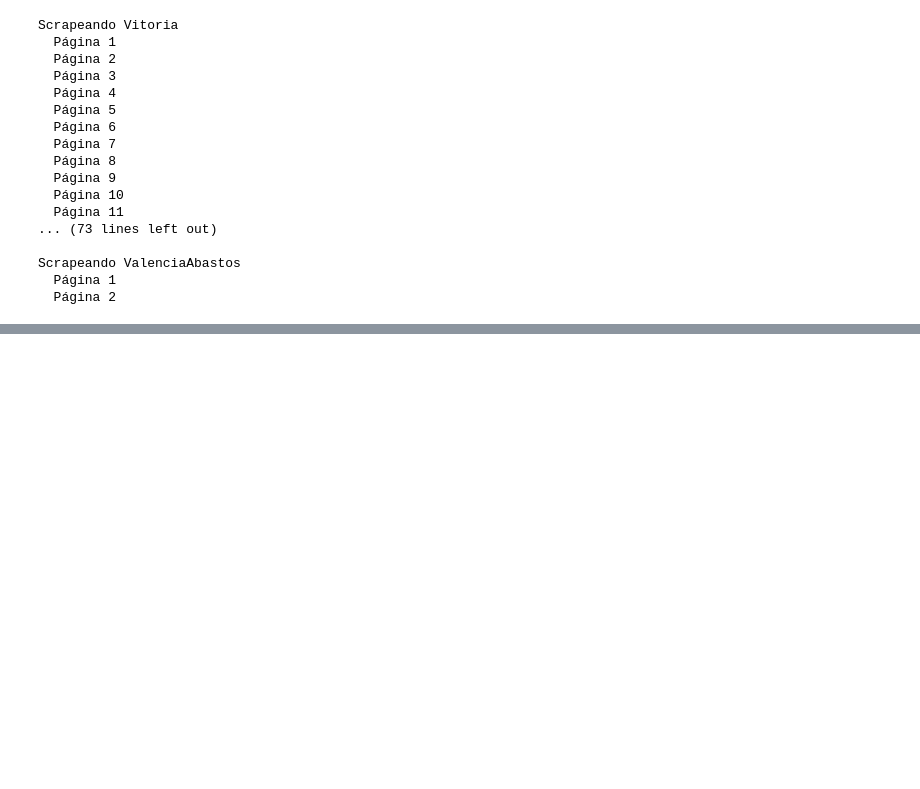
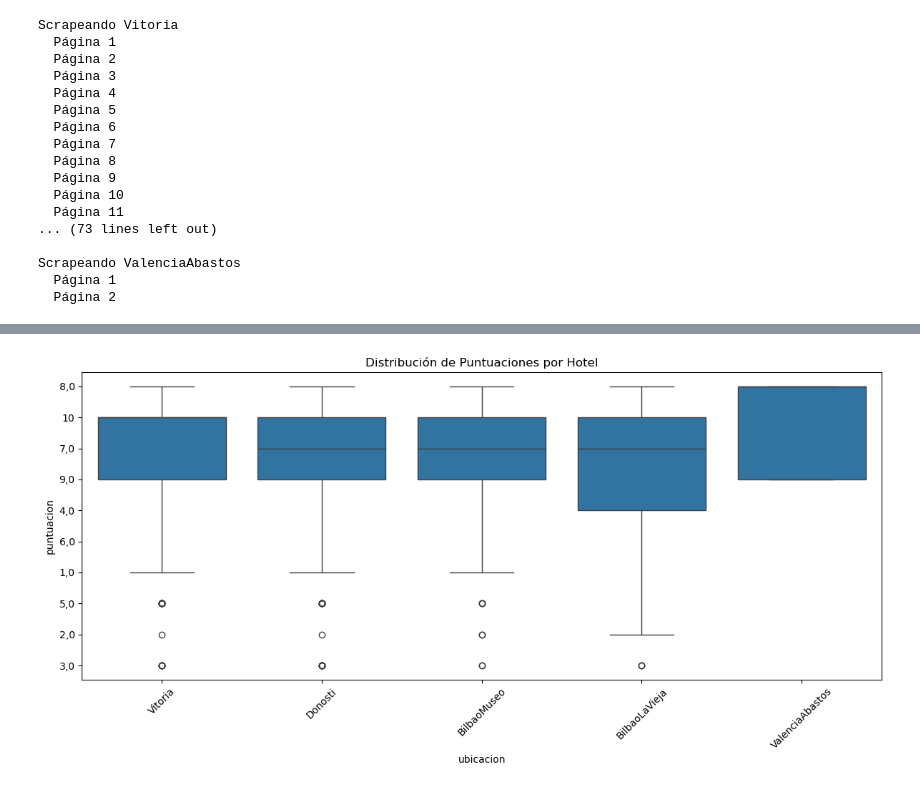
Before and after one commit to javierllorenteMon/RETO_06_VerdeOSCURO, a Jupyter notebook: webscrapping.ipynb, the cells around one changed output, grey strips where cells are left out. Cells and saved outputs as stored; diff of their text form; code cells hidden in the pictures; blank space fills up the shorter version.

```diff
--- a/webscrapping.ipynb
+++ b/webscrapping.ipynb
@@ -198,0 +232,9 @@ AttributeError: module 'matplotlib' has no attribute 'get_data_path'
+# %%
+# Boxplot + Violin plot combinado
+plt.figure(figsize=(12, 6))
+sns.boxplot(data=df, x='ubicacion', y='puntuacion')
+plt.title('Distribución de Puntuaciones por Hotel')
+plt.xticks(rotation=45)
+plt.tight_layout()
+# %% [output]
+[figure, added]
```
Also changed, not shown: parts of 10 cells of this notebook, 16 other files.
